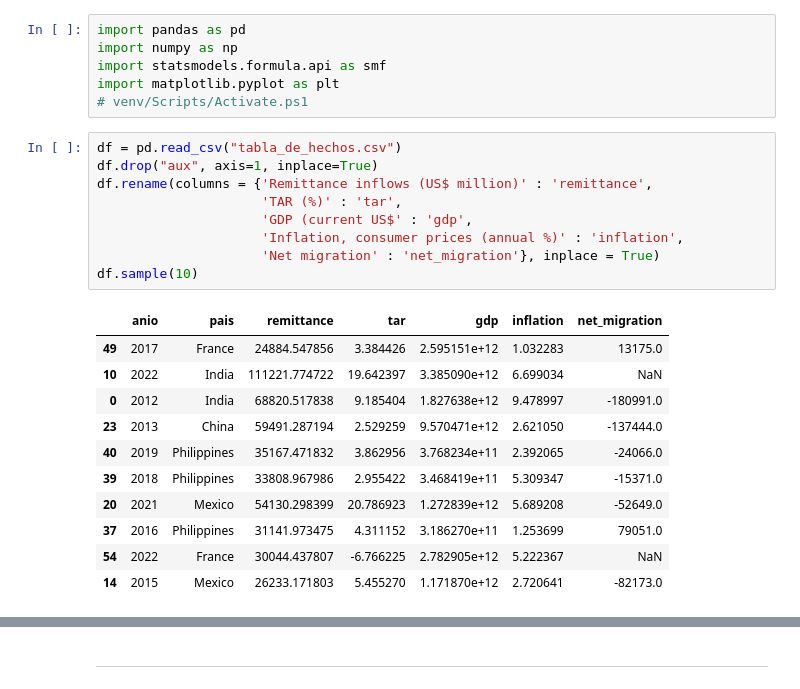
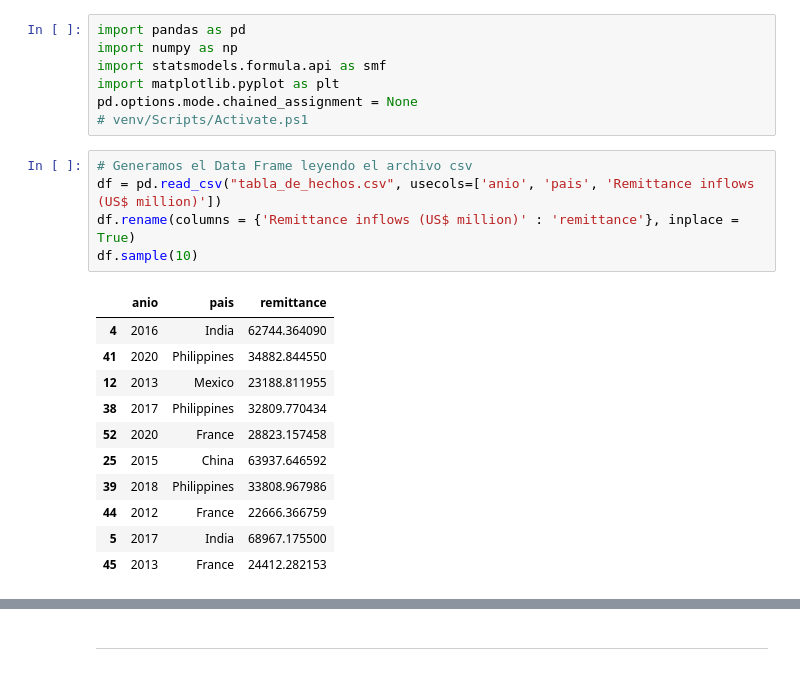
Before and after one commit to cristian-torres-ds/flujos_migratorios_AWS, a Jupyter notebook: forecasting.ipynb, the cells around one changed output, grey strips where cells are left out. Saved outputs shown, nothing was run; the diff lists cells and outputs as text.

```diff
--- a/forecasting.ipynb
+++ b/forecasting.ipynb
@@ -3,25 +3,22 @@ import pandas as pd
 import numpy as np
 import statsmodels.formula.api as smf
 import matplotlib.pyplot as plt
+pd.options.mode.chained_assignment = None
 # venv/Scripts/Activate.ps1
 # %%
-df = pd.read_csv("tabla_de_hechos.csv")
-df.drop("aux", axis=1, inplace=True)
-df.rename(columns = {'Remittance inflows (US$ million)' : 'remittance',
-                     'TAR (%)' : 'tar',
-                     'GDP (current US$' : 'gdp',
-                     'Inflation, consumer prices (annual %)' : 'inflation',
-                     'Net migration' : 'net_migration'}, inplace = True)
+# Generamos el Data Frame leyendo el archivo csv
+df = pd.read_csv("tabla_de_hechos.csv", usecols=['anio', 'pais', 'Remittance inflows (US$ million)'])
+df.rename(columns = {'Remittance inflows (US$ million)' : 'remittance'}, inplace = True)
 df.sample(10)
 # %% [output]
-|  | anio | pais | remittance | tar | gdp | inflation | net_migration |
-| 49 | 2017 | France | 24884.547856 | 3.384426 | 2.595151e+12 | 1.032283 | 13175.0 |
-| 10 | 2022 | India | 111221.774722 | 19.642397 | 3.385090e+12 | 6.699034 | NaN |
-| 0 | 2012 | India | 68820.517838 | 9.185404 | 1.827638e+12 | 9.478997 | -180991.0 |
-| 23 | 2013 | China | 59491.287194 | 2.529259 | 9.570471e+12 | 2.621050 | -137444.0 |
-| 40 | 2019 | Philippines | 35167.471832 | 3.862956 | 3.768234e+11 | 2.392065 | -24066.0 |
-| 39 | 2018 | Philippines | 33808.967986 | 2.955422 | 3.468419e+11 | 5.309347 | -15371.0 |
-| 20 | 2021 | Mexico | 54130.298399 | 20.786923 | 1.272839e+12 | 5.689208 | -52649.0 |
-| 37 | 2016 | Philippines | 31141.973475 | 4.311152 | 3.186270e+11 | 1.253699 | 79051.0 |
-| 54 | 2022 | France | 30044.437807 | -6.766225 | 2.782905e+12 | 5.222367 | NaN |
-| 14 | 2015 | Mexico | 26233.171803 | 5.455270 | 1.171870e+12 | 2.720641 | -82173.0 |
+|  | anio | pais | remittance |
+| 4 | 2016 | India | 62744.364090 |
+| 41 | 2020 | Philippines | 34882.844550 |
+| 12 | 2013 | Mexico | 23188.811955 |
+| 38 | 2017 | Philippines | 32809.770434 |
+| 52 | 2020 | France | 28823.157458 |
+| 25 | 2015 | China | 63937.646592 |
+| 39 | 2018 | Philippines | 33808.967986 |
+| 44 | 2012 | France | 22666.366759 |
+| 5 | 2017 | India | 68967.175500 |
+| 45 | 2013 | France | 24412.282153 |
```
Also changed, not shown: parts of 45 cells of this notebook.
